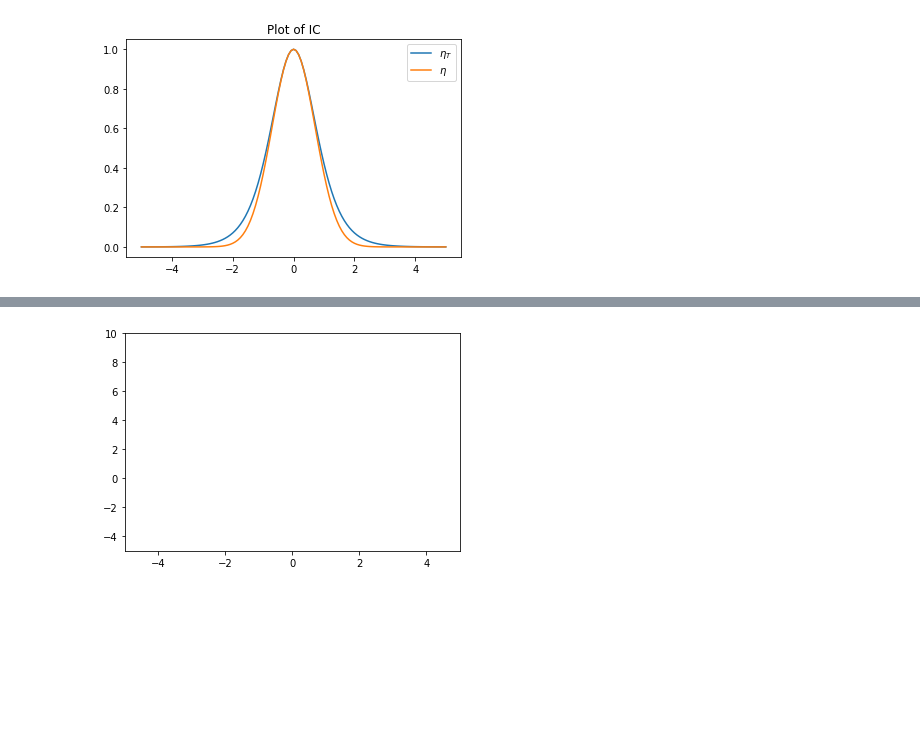
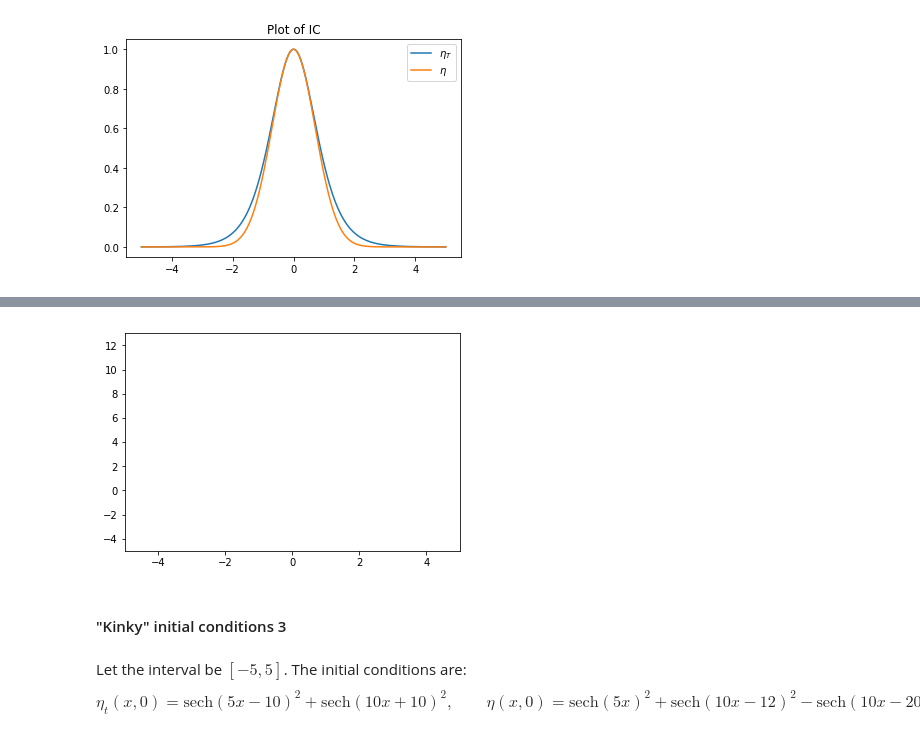
Before and after one commit to sultanaitzhan/Capstone, a Jupyter notebook: Numerical Work/numerical work.ipynb, the cells around one changed output, grey strips where cells are left out. Cells and saved outputs as stored; diff of their text form; code cells hidden in the pictures; blank space fills up the shorter version.

Commit message:
Upload animations for Prof Oliveras

```diff
--- a/Numerical Work/numerical work.ipynb
+++ b/Numerical Work/numerical work.ipynb
@@ -312,0 +314,15 @@ Text(0.5,1,'Numerical Solution for $t \\in [0,10]$ for first 10 (out of 40) time
+# %%
+fig = plt.figure()
+ax = plt.axes(xlim=(-5,5), ylim= (-2,15))
+line, = ax.plot([], [], lw=2)
+
+def animate(t):
+    X = xx
+    Y = Eta[t,:]
+    line.set_data(X, Y)
+    return line,
+def init():
+    line.set_data([],[])
+    return line,
+anim = FuncAnimation(fig, animate, init_func = init, frames = numSteps, interval = 1)
+anim.save('GaussianIC.mp4', writer = writer)
@@ -312,0 +338,26 @@ Text(0.5,1,'Numerical Solution for $t \\in [0,10]$ for first 10 (out of 40) time
+# %%
+def G0(xx):
+    yy = np.copy(xx)
+    for k in range(0,len(xx)):
+        yy[k] = float(mpmath.sech(5*xx[k]))**2 + float(mpmath.sech(5*xx[k]-10))**2 + float(mpmath.sech(10*xx[k]+10))**2
+    return yy
+
+def G1(xx):
+    yy = np.copy(xx)
+    for k in range(0,len(xx)):
+        yy[k] = float(mpmath.sech(10*xx[k]-12))**2 - float(mpmath.sech(10*xx[k]-20))**2
+    return yy
+# %%
+N = 600
+xx = np.linspace(-5,5, N+1)
+g0 = G0(xx)
+g1 = G1(xx)
+mu = 0.01
+t0 = 0
+tf = 20
+numSteps = 160
+
+plt.plot(xx, g0)
+plt.plot(xx, g1)
+plt.title('Plot of IC')
+plt.legend([r'$\eta_T$', r'$\eta$'])
@@ -313,17 +380,24 @@ Text(0.5,1,'Numerical Solution for $t \\in [0,10]$ for first 10 (out of 40) time
 # %%
 fig = plt.figure()
-ax = plt.axes(xlim=(-5,5), ylim= (-5,10))
+ax = plt.axes(xlim=(-5,5), ylim= (-5,13))
 line, = ax.plot([], [], lw=2)
 
 def animate(t):
     X = xx
     Y = Eta[t,:]
     line.set_data(X, Y)
     return line,
 def init():
     line.set_data([],[])
     return line,
 anim = FuncAnimation(fig, animate, init_func = init, frames = numSteps, interval = 1)
-anim.save('basic_animation_GaussianIC.mp4', writer = writer)
+anim.save('KinkyIC2.mp4', writer = writer)
 # %% [output]
-[figure, old version]
+[figure, new version]
+# %% [markdown]
+#### "Kinky" initial conditions 3
+# %% [markdown]
+Let the interval be $[-5,5]$. The initial conditions are:
+$$
+\eta_t(x,0) = \mathrm{sech}(5x-10)^2 + \mathrm{sech}(10x+10)^2, \qquad \eta(x,0) = \mathrm{sech}(5x)^2 + \mathrm{sech}(10x-12)^2 - \mathrm{sech}(10x-20)^2.
+$$
```
Also changed, not shown: parts of 18 cells of this notebook, 22 other files.
